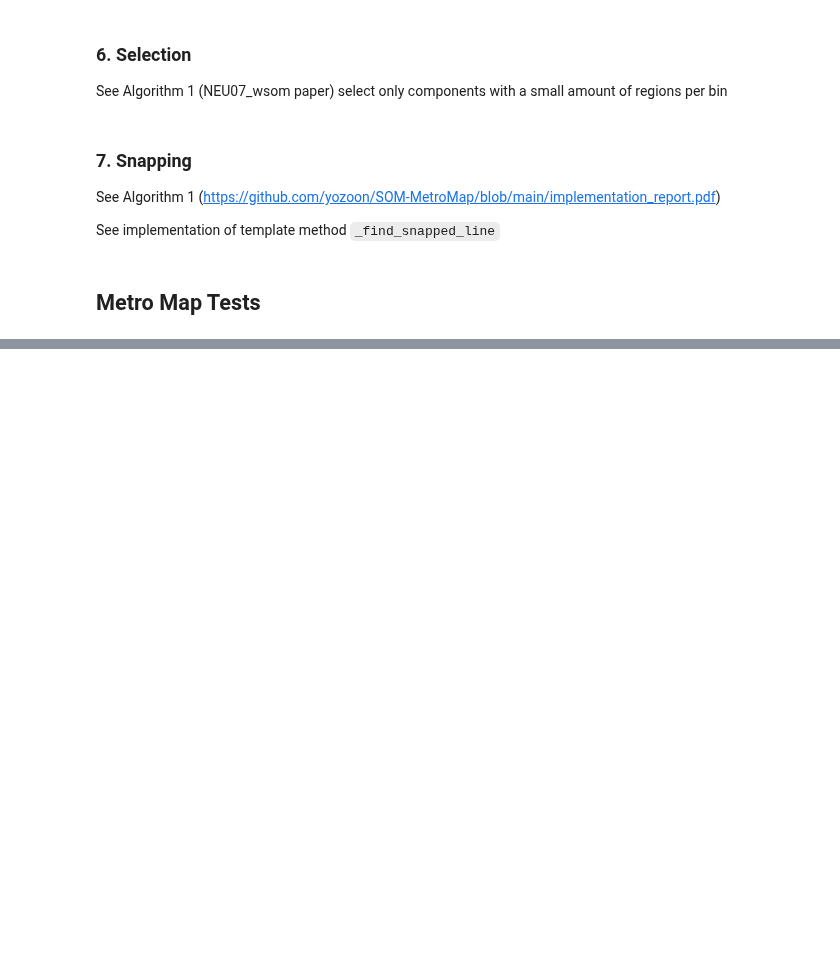
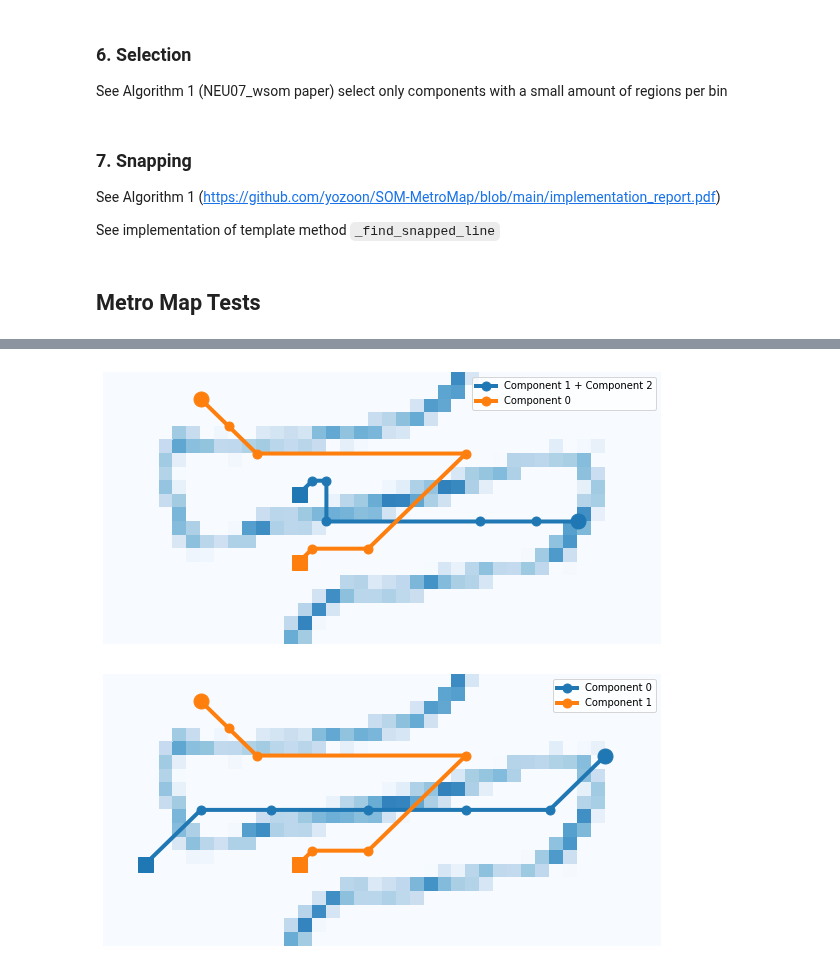
Before and after one commit to filipLoisel/SOS, a Jupyter notebook: UE3/src/main.ipynb, the cells around one changed output, grey strips where cells are left out. Saved outputs shown, nothing was run; the diff lists cells and outputs as text; code cells hidden in the pictures; blank space fills up the shorter version.

```diff
--- a/UE3/src/main.ipynb
+++ b/UE3/src/main.ipynb
@@ -556,0 +569,6 @@ visualize(aggregated_cluster_lines, u_matrix, False, component_names = names)
+# %%
+metro_maps(chain_weight,n_select=2,select=False,agg=True,snap=True)
+metro_maps(chain_weight,n_select=2,select=True,agg=False,snap=True)
+# %% [output]
+[figure, added]
+[figure, added]
```
Also changed, not shown: parts of 19 cells of this notebook, 1 other file.
